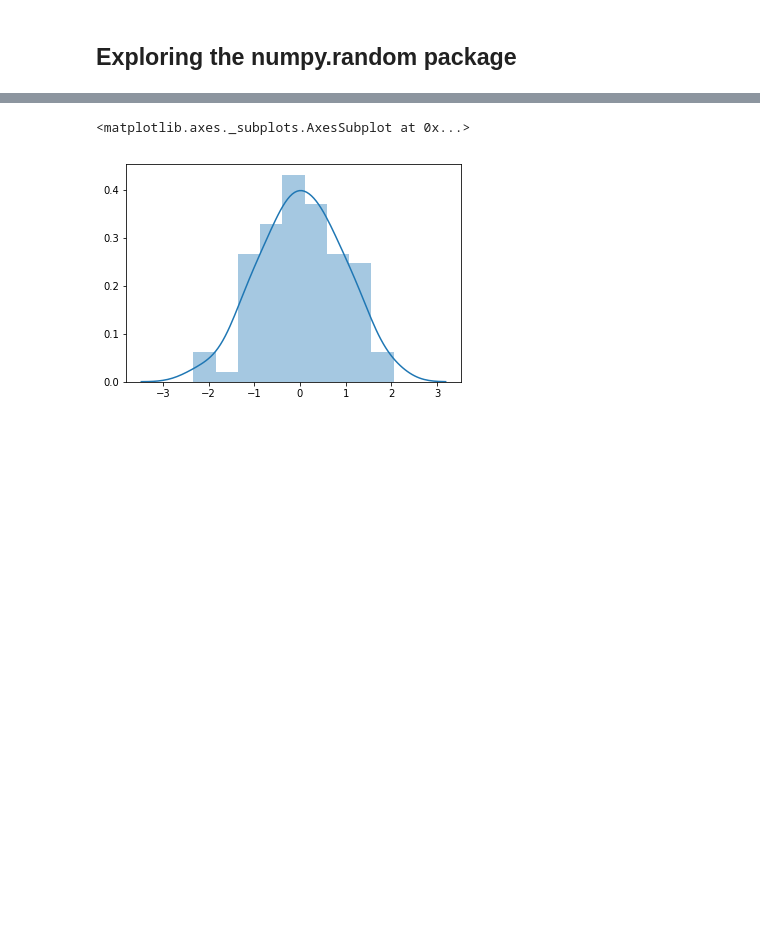
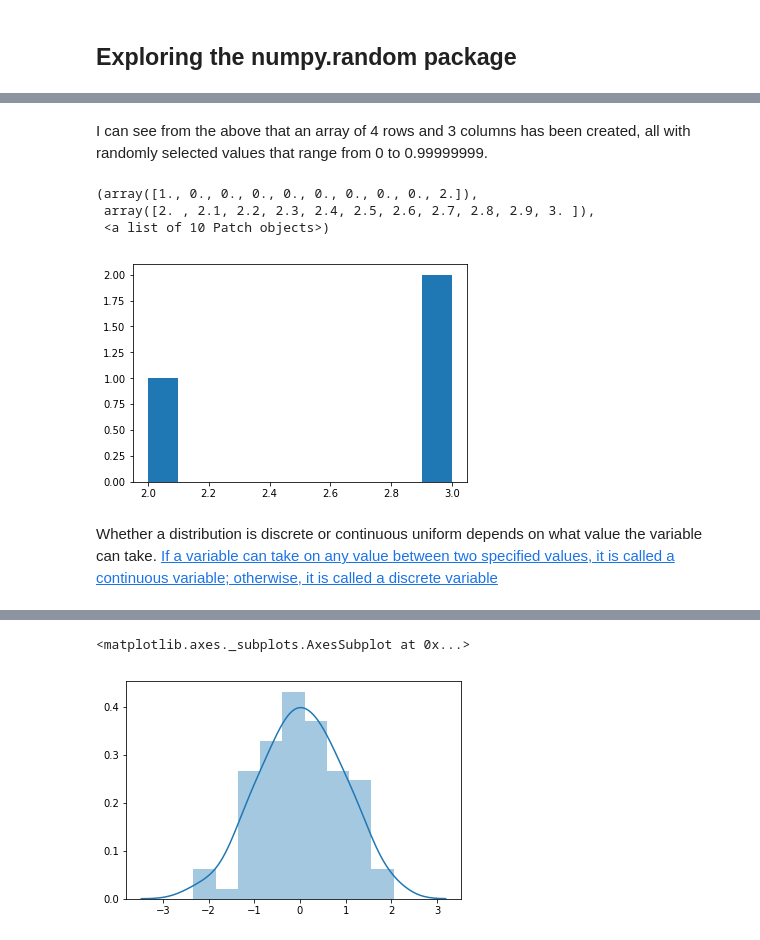
Before and after one commit to AideenByrne/ProgrammingforDA-assignment, a Jupyter notebook: Programming for Data Analysis Assignment.ipynb, the cells around one changed output, grey strips where cells are left out. Saved outputs shown, nothing was run; the diff lists cells and outputs as text; code cells hidden in the pictures; blank space fills up the shorter version.

Commit message:
Added information on discrete vs continuous uniform distributions

```diff
--- a/Programming for Data Analysis Assignment.ipynb
+++ b/Programming for Data Analysis Assignment.ipynb
@@ -27,0 +40,12 @@ array([[0.64398937, 0.5910575 , 0.79934474],
+# %% [markdown]
+I can see from the above that an array of 4 rows and 3 columns has been created, all with randomly selected values that range from 0 to 0.99999999.
+# %%
+z = np.random.choice(5, 3, p=[0.1, 0, 0.3, 0.6, 0])
+plt.hist(z)
+# %% [output]
+(array([1., 0., 0., 0., 0., 0., 0., 0., 0., 2.]),
+ array([2. , 2.1, 2.2, 2.3, 2.4, 2.5, 2.6, 2.7, 2.8, 2.9, 3. ]),
+ <a list of 10 Patch objects>)
+[figure, added]
+# %% [markdown]
+Whether a distribution is discrete or continuous uniform depends on what value the variable can take.  [If a variable can take on any value between two specified values, it is called a continuous variable; otherwise, it is called a discrete variable](https://stattrek.com/probability-distributions/discrete-continuous.aspx)
```
Also changed, not shown: parts of 12 cells of this notebook, 1 other file.
